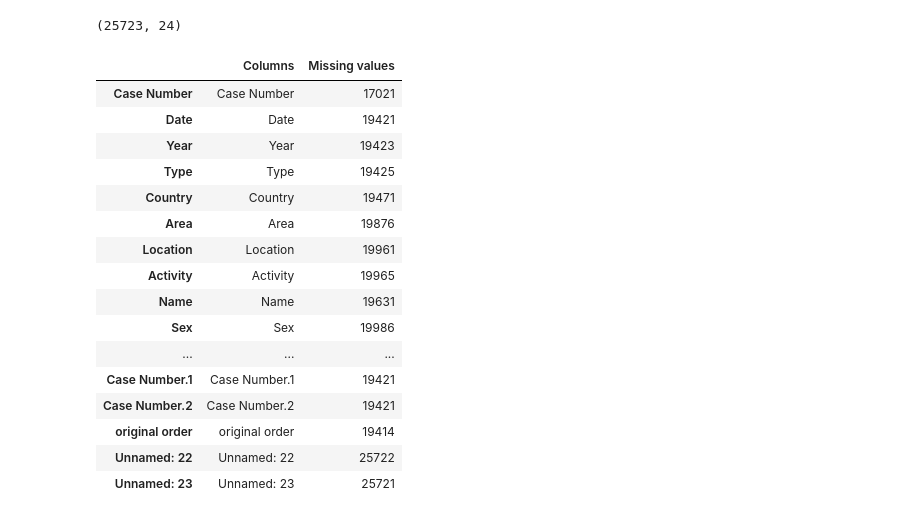
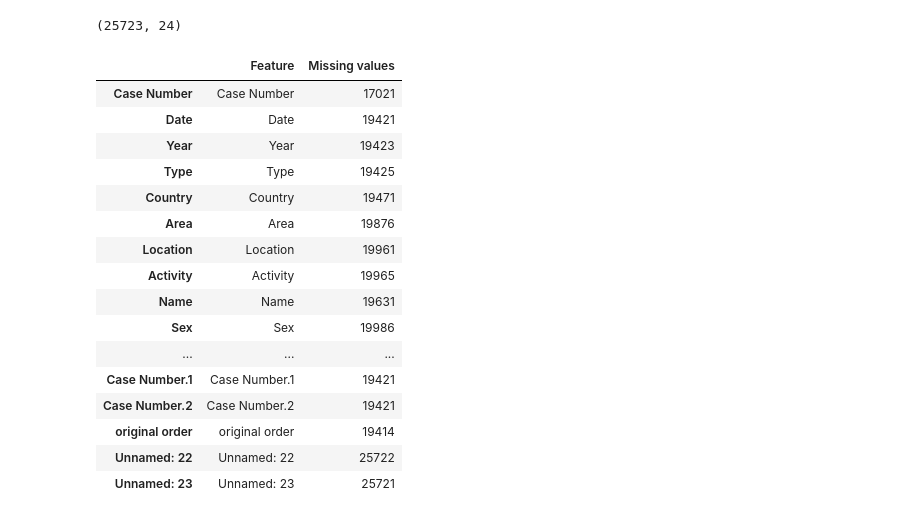
Before and after one commit to ju-br/Cleaning-data-and-evidence-based-insights-Shark-Attack-Project, a Jupyter notebook: Project 1 - Shark attack.ipynb, the cells around one changed output. Cells and saved outputs as stored; diff of their text form; code cells hidden in the pictures.

```diff
--- a/Project 1 - Shark attack.ipynb
+++ b/Project 1 - Shark attack.ipynb
@@ -11,5 +18,5 @@ import re
 # %%
-attacks = pd.read_csv("attacks.csv",encoding='latin1')
+attacks = pd.read_csv("/Users/Juliana/Desktop/Ironhack/Projects/Ironhack-Project/input/attacks.csv",encoding='latin1')
 # %%
 attacks
 # %% [output]
@@ -35,11 +42,11 @@ attacks.shape
 # %%
 #checking missing values per column
 Nan_attacks= attacks.isna().sum()
-missing_value_attack = pd.DataFrame({'Columns': attacks.columns,
+missing_value_attack = pd.DataFrame({'Feature': attacks.columns,
                                  'Missing values': Nan_attacks})
 missing_value_attack
 # %% [output]
-|  | Columns | Missing values |
+|  | Feature | Missing values |
 | Case Number | Case Number | 17021 |
 | Date | Date | 19421 |
 | Year | Year | 19423 |
```
Also changed, not shown: parts of 16 cells of this notebook.
